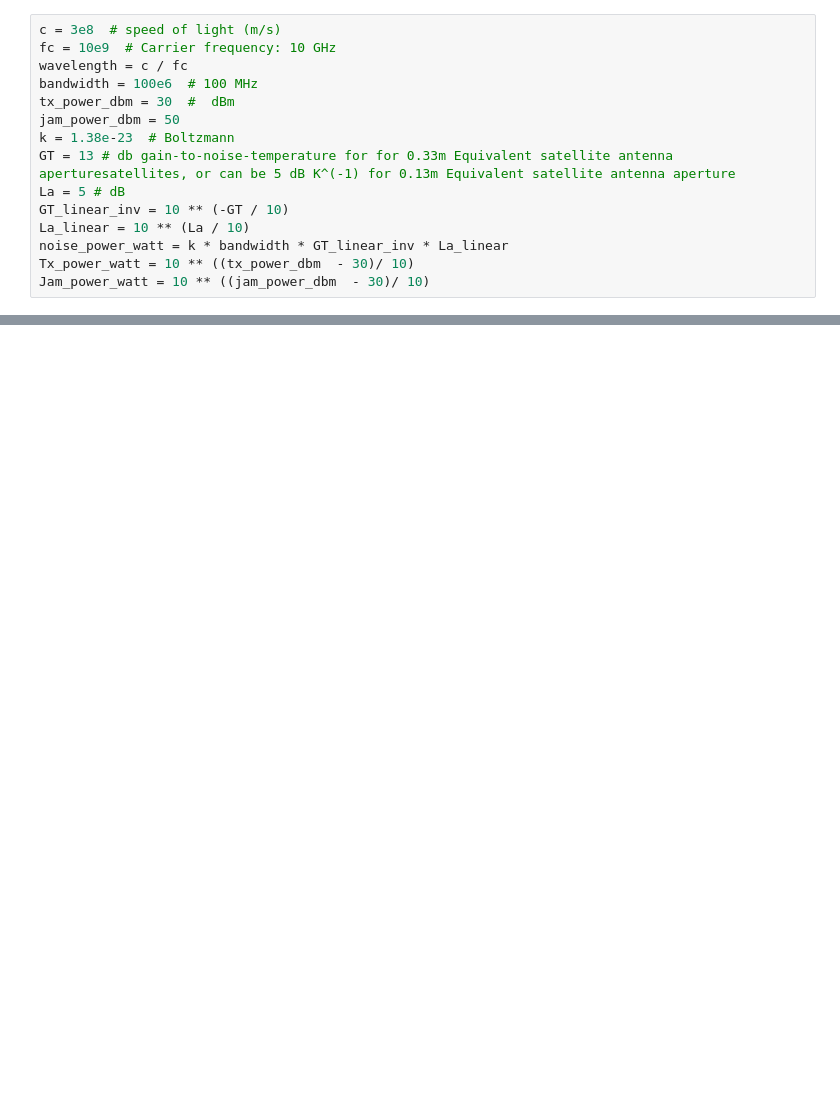
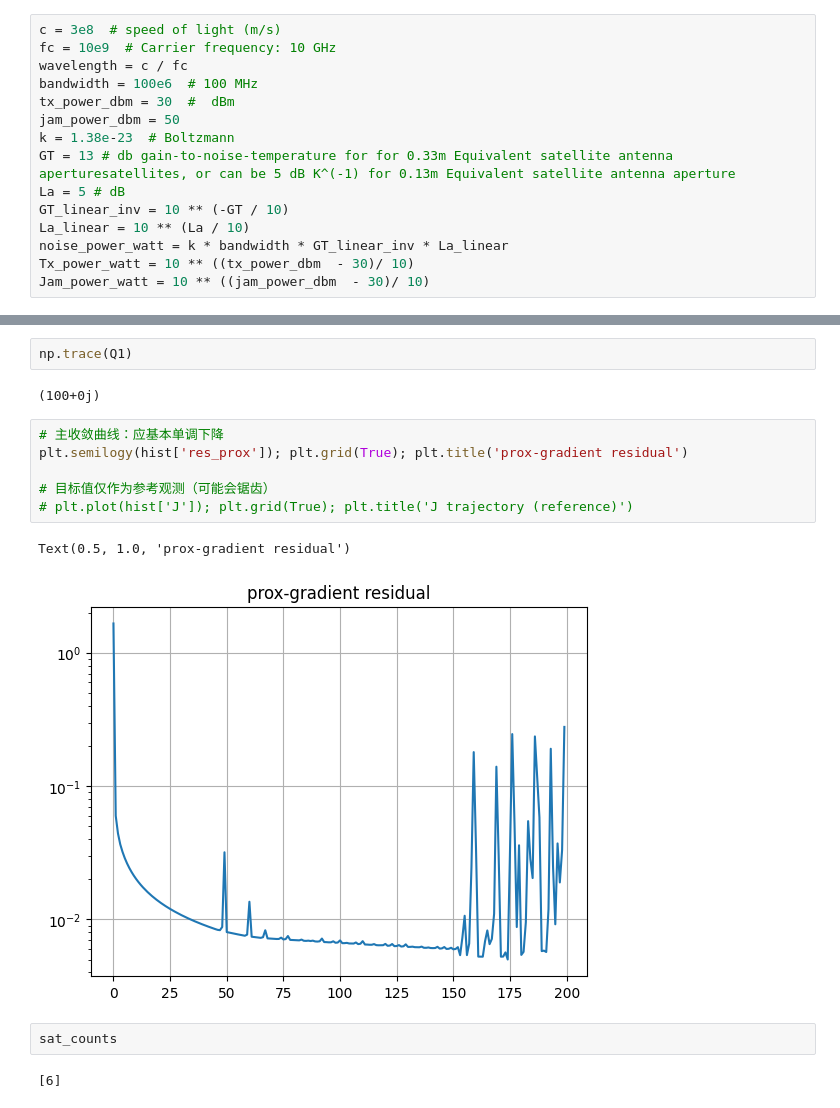
Before and after one commit to SJ00425/NTN-Anti-Jamming, a Jupyter notebook: Game_gradient.ipynb, the cells around one changed output, grey strips where cells are left out. Cells and saved outputs as stored; diff of their text form; blank space fills up the shorter version.

```diff
--- a/Game_gradient.ipynb
+++ b/Game_gradient.ipynb
@@ -418,3 +423,20 @@ for m in methods:
+# %%
+np.trace(Q1)
+# %% [output]
+(100+0j)
+# %%
+# 主收敛曲线：应基本单调下降
+plt.semilogy(hist['res_prox']); plt.grid(True); plt.title('prox-gradient residual')
+
+# 目标值仅作为参考观测（可能会锯齿）
+# plt.plot(hist['J']); plt.grid(True); plt.title('J trajectory (reference)')
+# %% [output]
+Text(0.5, 1.0, 'prox-gradient residual')
+[figure, added]
+# %%
+sat_counts
+# %% [output]
+[6]
 # %%
 
 # # -------------------------
```
Also changed, not shown: parts of 12 cells of this notebook, 3 other files.
